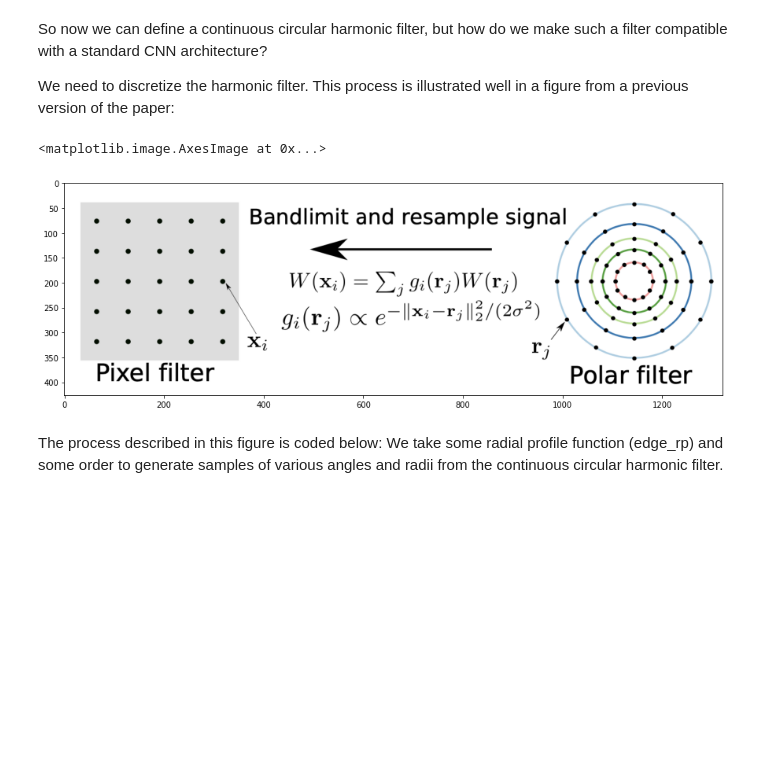
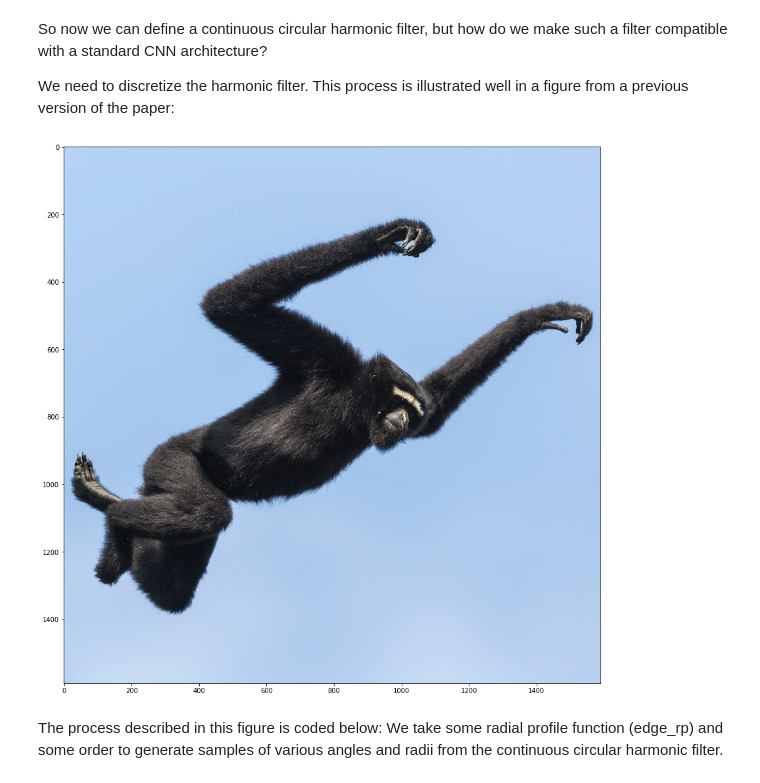
Before and after one commit to UMT-CSCI-591-Deep-Learning-2022/HNET_exercises, a Jupyter notebook: HNET.ipynb, the cells around one changed output. Cells and saved outputs as stored; diff of their text form; code cells hidden in the pictures; blank space fills up the shorter version.

```diff
--- a/HNET.ipynb
+++ b/HNET.ipynb
@@ -122,12 +147,12 @@ So now we can define a continuous circular harmonic filter, but how do we make s
 
 We need to discretize the harmonic filter. This process is illustrated well in a figure from a previous version of the paper:
 # %%
-disc_figure = io.imread("discretization.png")
+disc_figure = io.imread("complex_cc.png")
 plt.figure(figsize = (15,15))
 plt.imshow(img)
+plt.show()
 # %% [output]
-<matplotlib.image.AxesImage at 0x...>
-[figure, old version]
+[figure, new version]
 # %% [markdown]
 The process described in this figure is coded below: We take some radial profile function (edge_rp) and some order to generate samples of various angles and radii from the continuous circular harmonic filter.
 # %%
```
Also changed, not shown: parts of 9 cells of this notebook.
